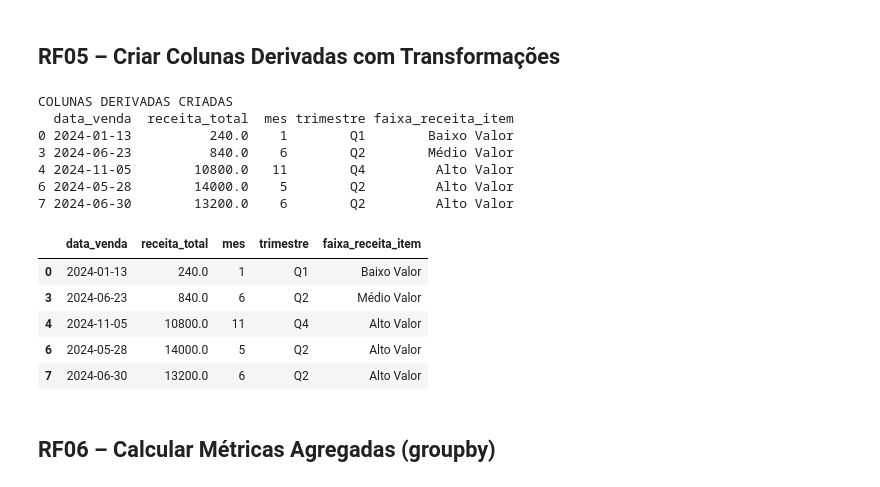
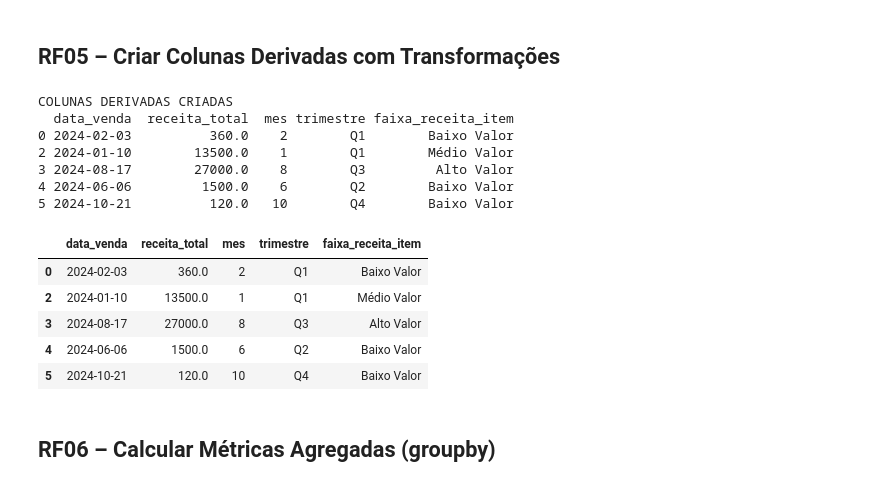
Before and after one commit to admtm123/Mini_Projeto, a Jupyter notebook: notebooks/dataview.ipynb, the cells around one changed output. Drawn from its saved outputs; the diff is of its cells as text; code cells hidden in the pictures.

Commit message:
Notebook final

```diff
--- a/notebooks/dataview.ipynb
+++ b/notebooks/dataview.ipynb
@@ -12,17 +12,43 @@ from datetime import datetime, timedelta
 # %% [markdown]
 ## RF01 - Gerando o DataSet de Vendas
 # %%
-def gerar_dataset_vendas(n_registros=150, seed=42):
+
+
+# =====================================================================
+# RF01 — GERAÇÃO DO DATASET SINTÉTICO
+# =====================================================================
+# Esta função cria um dataset de vendas com dados PROPOSITALMENTE SUJOS
+# para simular um cenário real de dados desorganizados. O objetivo é
+# demonstrar técnicas de limpeza e tratamento de dados nas RFs seguintes.
+#
+# Características do dataset:
+#   - 600 registros de vendas (parametrizável via n_registros)
+#   - 6 tipos de produtos com preços fixos
+#   - 80 clientes simulados (Cliente_001 a Cliente_080)
+#   - 5 regiões brasileiras
+#   - Datas aleatórias ao longo de 2024
+#   - Limpeza e tratamento de dados deliberados
+#
+# Parâmetros:
+#   n_registros : int, quantidade de registros a gerar (padrão: 600)
+#   seed        : int, seed para reprodutibilidade (padrão: 62)
+#
+# Retorna:
+#   DataFrame com colunas: id_venda, data_venda, cliente, produto,
+#   categoria, regiao, quantidade, preco_unitario
+# =====================================================================
+
+def gerar_dataset_vendas(n_registros=600, seed=62):
     """Gera um dataset sintético de vendas com dados propositalmente sujos,
     incluindo valores nulos, strings sujas, datas inválidas e outliers."""
     random.seed(seed)
     np.random.seed(seed)
 
-    produtos = ['Notebook', 'Smartphone', 'Tablet', 'Monitor', 'Teclado', 'Mouse']
-    precos = { 'Notebook': 3500, 'Smartphone': 2200, 'Tablet': 1800, 'Monitor': 1200, 'Teclado': 250, 'Mouse': 120 }
-    categorias = { "Notebook": "Computadores", "Smartphone": "Celulares", "Tablet": "Celulares", "Monitor": "Computadores", "Teclado": "Periféricos", "Mouse": "Periféricos" }
+    produtos = ['TV', 'Geladeira', 'HomeTheater', 'Fogao', 'Carregador', 'Cabo' ]
+    precos = { 'TV': 2500, 'Geladeira': 4000, 'HomeTheater': 3000, 'Fogao': 1500, 'Carregador': 120, 'Cabo': 50 }
+    categorias = {  "TV": "Eletronicos", "Geladeira": "Eletrodomesticos", "HomeTheater": "Eletronicos", "Fogao": "Eletrodomesticos", "Carregador": "Celulares",  "Cabo": "Celulares" }
     regioes = ["Sudeste", "Sul", "Nordeste", "Centro-Oeste", "Norte"]
-    clientes = [f"Cliente_{i:03d}" for i in range(1, 31)]
+    clientes = [f"Cliente_{i:03d}" for i in range(1, 81)]
 
     data_inicio = datetime(2024, 1, 1)
     dados = []
@@ -299,6 +329,7 @@ v2 salva em data/processed/v2_outliers_tratado/
 # %% [markdown]
 ## RF05 – Criar Colunas Derivadas com Transformações
 # %%
+# Definição da função para criar colunas derivadas a partir do dataset limpo.
 def criar_colunas_derivadas(df):
    """
    Cria colunas calculadas a partir do dataset limpo:
@@ -323,47 +354,47 @@ def criar_colunas_derivadas(df):
    df["ano"]       = df["data_venda"].dt.year
 
 
    # -------------------------------------------------------------------
    # np.select: alternativa vetorizada ao if/elif/else para criar
    # colunas categóricas. Recebe duas listas de mesmo tamanho:
    #   condicoes  : lista de máscaras booleanas (testadas em ordem)
    #   valores    : rótulo retornado quando a condição correspondente é True
    # default      : valor usado quando nenhuma condição é satisfeita
    # É equivalente a apply(lambda x: ...) mas muito mais eficiente em
    # datasets grandes, pois opera sobre arrays sem usar loops Python.
    # -------------------------------------------------------------------
    condicoes = [
-       df["receita_total"] < 500,
-       (df["receita_total"] >= 500) & (df["receita_total"] < 5000),
-       df["receita_total"] >= 5000,
-   ]
+    df["receita_total"] < 5000,
+    (df["receita_total"] >= 5000) & (df["receita_total"] < 15000),
+    df["receita_total"] >= 15000,
+]
    rotulos = ["Baixo Valor", "Médio Valor", "Alto Valor"]  # alinhado ao enunciado
    df["faixa_receita_item"] = np.select(condicoes, rotulos, default="N/D")
 
 
    print("COLUNAS DERIVADAS CRIADAS")
    print(df[["data_venda", "receita_total", "mes", "trimestre", "faixa_receita_item"]].head())
    return df
 
 
 # A partir daqui, `df` é o DataFrame principal de toda a análise:
 # dataset v2 (outliers tratados) + colunas derivadas
 df = criar_colunas_derivadas(df_v2)
 df[["data_venda", "receita_total", "mes", "trimestre", "faixa_receita_item"]].head()
 # %% [output]
 COLUNAS DERIVADAS CRIADAS
   data_venda  receita_total  mes trimestre faixa_receita_item
-0 2024-01-13          240.0    1        Q1        Baixo Valor
-3 2024-06-23          840.0    6        Q2        Médio Valor
-4 2024-11-05        10800.0   11        Q4         Alto Valor
-6 2024-05-28        14000.0    5        Q2         Alto Valor
-7 2024-06-30        13200.0    6        Q2         Alto Valor
+0 2024-02-03          360.0    2        Q1        Baixo Valor
+2 2024-01-10        13500.0    1        Q1        Médio Valor
+3 2024-08-17        27000.0    8        Q3         Alto Valor
+4 2024-06-06         1500.0    6        Q2        Baixo Valor
+5 2024-10-21          120.0   10        Q4        Baixo Valor
 |  | data_venda | receita_total | mes | trimestre | faixa_receita_item |
-| 0 | 2024-01-13 | 240.0 | 1 | Q1 | Baixo Valor |
-| 3 | 2024-06-23 | 840.0 | 6 | Q2 | Médio Valor |
-| 4 | 2024-11-05 | 10800.0 | 11 | Q4 | Alto Valor |
-| 6 | 2024-05-28 | 14000.0 | 5 | Q2 | Alto Valor |
-| 7 | 2024-06-30 | 13200.0 | 6 | Q2 | Alto Valor |
+| 0 | 2024-02-03 | 360.0 | 2 | Q1 | Baixo Valor |
+| 2 | 2024-01-10 | 13500.0 | 1 | Q1 | Médio Valor |
+| 3 | 2024-08-17 | 27000.0 | 8 | Q3 | Alto Valor |
+| 4 | 2024-06-06 | 1500.0 | 6 | Q2 | Baixo Valor |
+| 5 | 2024-10-21 | 120.0 | 10 | Q4 | Baixo Valor |
 # %% [markdown]
 ## RF06 – Calcular Métricas Agregadas (groupby)
 # %%
```
Also changed, not shown: parts of 10 cells of this notebook.
